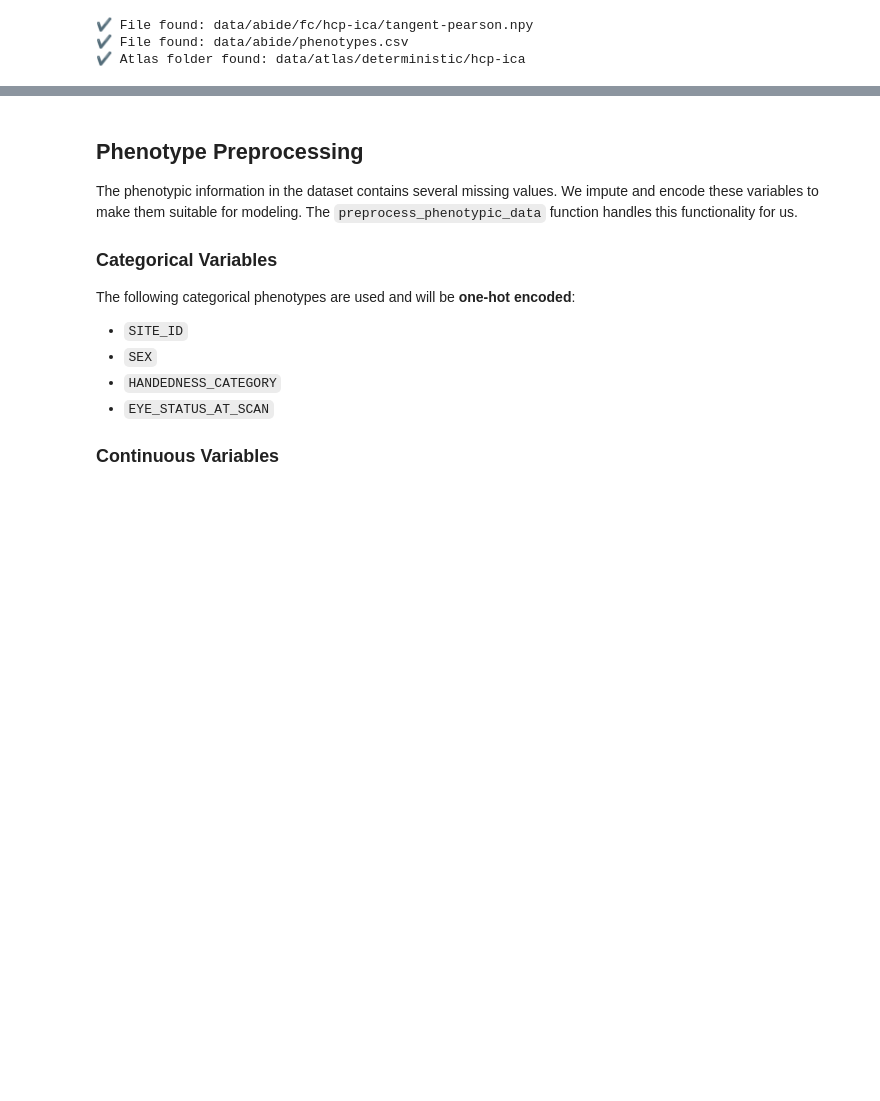
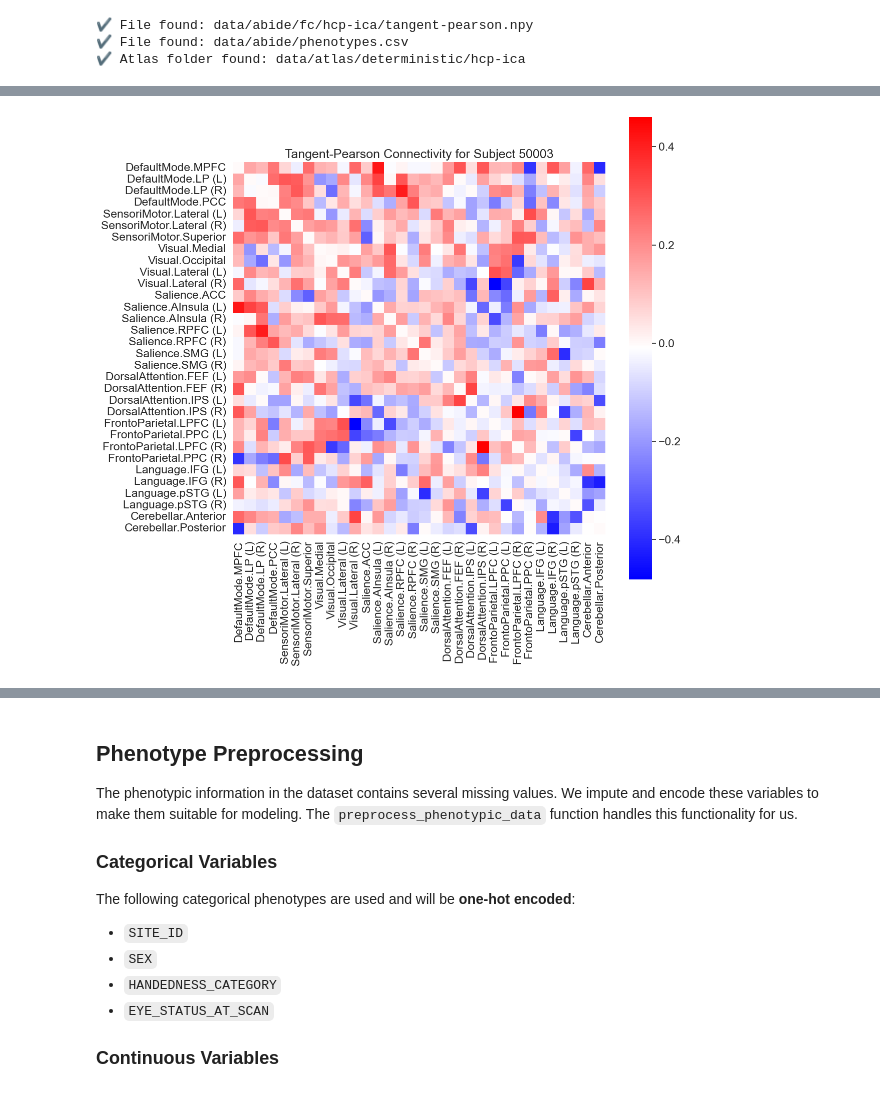
Before and after one commit to pykale/mmai-tutorials, a Jupyter notebook: tutorials/brain-disorder-diagnosis/notebook.ipynb, the cells around one changed output, grey strips where cells are left out. Saved outputs shown, nothing was run; the diff lists cells and outputs as text; code cells hidden in the pictures; blank space fills up the shorter version.

```diff
--- a/tutorials/brain-disorder-diagnosis/notebook.ipynb
+++ b/tutorials/brain-disorder-diagnosis/notebook.ipynb
@@ -151,0 +178,14 @@ fc, phenotypes, rois, coords = load_data(
+# %%
+from visualization import plot_connectivity_matrix
+
+sub_idx = 0
+sub_id = phenotypes.loc[0, "SUB_ID"]
+
+title = f"Tangent-Pearson Connectivity for Subject {sub_id}"
+
+fig, ax = plot_connectivity_matrix(
+    fc[sub_idx], rois, figsize=(12, 12), annotate=True, cmap="bwr", title=title
+)
+fig.show(warn=False)
+# %% [output]
+[figure, added]
```
Also changed, not shown: parts of 12 cells of this notebook.
